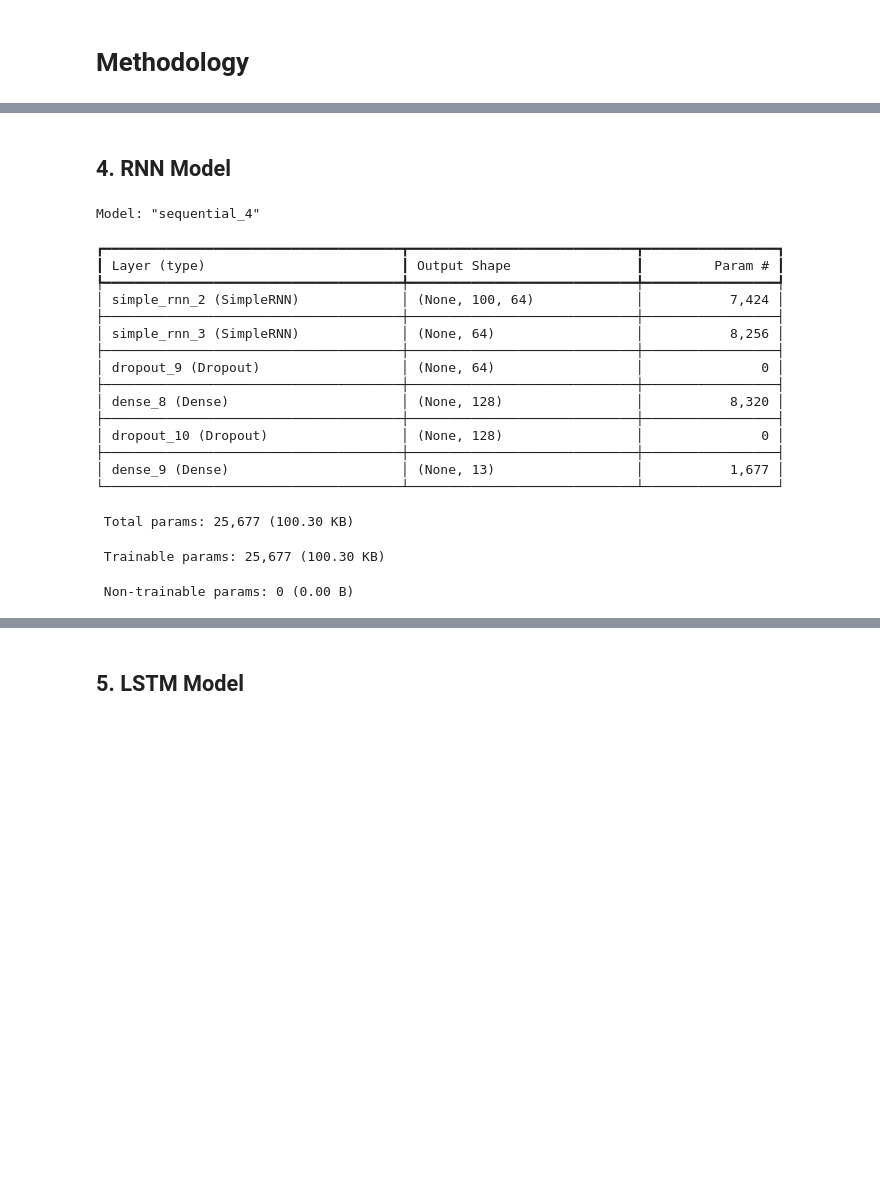
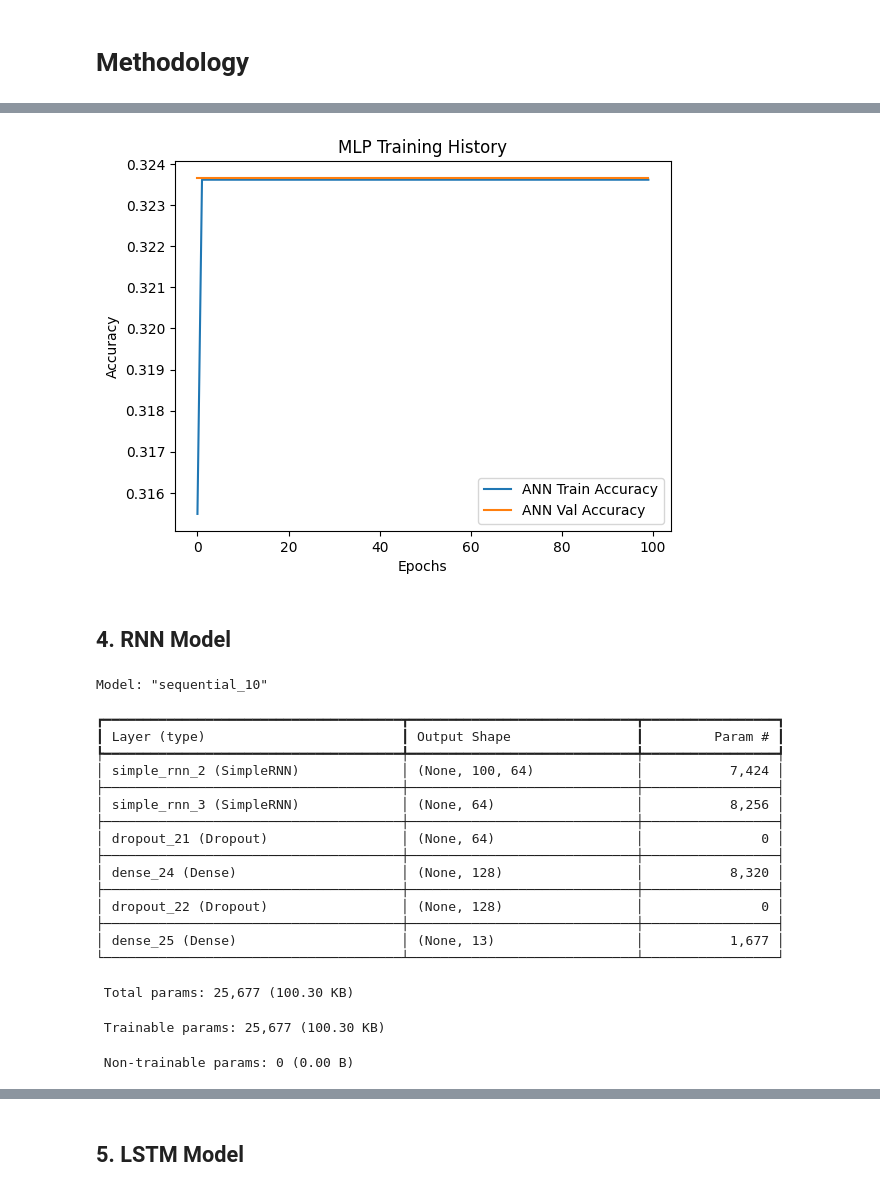
Before and after one commit to Balajinanda/Datascience-Project, a Jupyter notebook: Data_Science_Project.ipynb, the cells around one changed output, grey strips where cells are left out. Saved outputs shown, nothing was run; the diff lists cells and outputs as text; code cells hidden in the pictures; blank space fills up the shorter version.

```diff
--- a/Data_Science_Project.ipynb
+++ b/Data_Science_Project.ipynb
@@ -583,0 +569,13 @@ plt.show()
+# %%
+# Define the MLP model
+mlp_model = Sequential([
+    Flatten(input_shape=(X_train.shape[1], X_train.shape[2])),  # Flatten input
+    Dense(256, activation='relu'),
+    Dropout(0.5),
+    Dense(128, activation='relu'),
+    Dropout(0.5),
+    Dense(num_classes, activation='softmax')  # Output layer with softmax activation
+])
+
+# Summary
+mlp_model.summary()
@@ -583,0 +602,11 @@ plt.show()
+# %%
+# Compile the MLP model
+mlp_model.compile(optimizer='adam', loss='categorical_crossentropy', metrics=['accuracy'])
+# %%
+# Train the model
+mlp_history = mlp_model.fit(
+    X_train, y_train_cat,
+    validation_data=(X_val, y_val_cat),
+    epochs=100,
+    batch_size=64
+)
@@ -584,8 +638,17 @@ plt.show()
+# %%
+# Plot ANN accuracy
+plt.plot(mlp_history.history['accuracy'], label='ANN Train Accuracy')
+plt.plot(mlp_history.history['val_accuracy'], label='ANN Val Accuracy')
+plt.title('MLP Training History')
+plt.xlabel('Epochs')
+plt.ylabel('Accuracy')
+plt.legend()
+plt.show()
+# %% [output]
+[figure, added]
 # %% [markdown]
 ## **4. RNN Model**
 # %%
-from tensorflow.keras.layers import SimpleRNN
-
 # Define the RNN model
 rnn_model = Sequential([
     SimpleRNN(64, return_sequences=True, input_shape=(X_train.shape[1], X_train.shape[2])),
@@ -596,13 +659,10 @@ rnn_model = Sequential([
     Dense(num_classes, activation='softmax')
 ])
 
-# Compile the model
-rnn_model.compile(optimizer='adam', loss='categorical_crossentropy', metrics=['accuracy'])
-
 # Summary
 rnn_model.summary()
 # %% [output]
-Model: "sequential_4"
+Model: "sequential_10"
 ┏━━━━━━━━━━━━━━━━━━━━━━━━━━━━━━━━━━━━━━┳━━━━━━━━━━━━━━━━━━━━━━━━━━━━━┳━━━━━━━━━━━━━━━━━┓
 ┃ Layer (type)                         ┃ Output Shape                ┃         Param # ┃
 ┡━━━━━━━━━━━━━━━━━━━━━━━━━━━━━━━━━━━━━━╇━━━━━━━━━━━━━━━━━━━━━━━━━━━━━╇━━━━━━━━━━━━━━━━━┩
@@ -610,13 +670,13 @@ Model: "sequential_4"
 ├──────────────────────────────────────┼─────────────────────────────┼─────────────────┤
 │ simple_rnn_3 (SimpleRNN)             │ (None, 64)                  │           8,256 │
 ├──────────────────────────────────────┼─────────────────────────────┼─────────────────┤
-│ dropout_9 (Dropout)                  │ (None, 64)                  │               0 │
+│ dropout_21 (Dropout)                 │ (None, 64)                  │               0 │
 ├──────────────────────────────────────┼─────────────────────────────┼─────────────────┤
-│ dense_8 (Dense)                      │ (None, 128)                 │           8,320 │
+│ dense_24 (Dense)                     │ (None, 128)                 │           8,320 │
 ├──────────────────────────────────────┼─────────────────────────────┼─────────────────┤
-│ dropout_10 (Dropout)                 │ (None, 128)                 │               0 │
+│ dropout_22 (Dropout)                 │ (None, 128)                 │               0 │
 ├──────────────────────────────────────┼─────────────────────────────┼─────────────────┤
-│ dense_9 (Dense)                      │ (None, 13)                  │           1,677 │
+│ dense_25 (Dense)                     │ (None, 13)                  │           1,677 │
 └──────────────────────────────────────┴─────────────────────────────┴─────────────────┘
  Total params: 25,677 (100.30 KB)
  Trainable params: 25,677 (100.30 KB)
```
Also changed, not shown: parts of 77 cells of this notebook.
